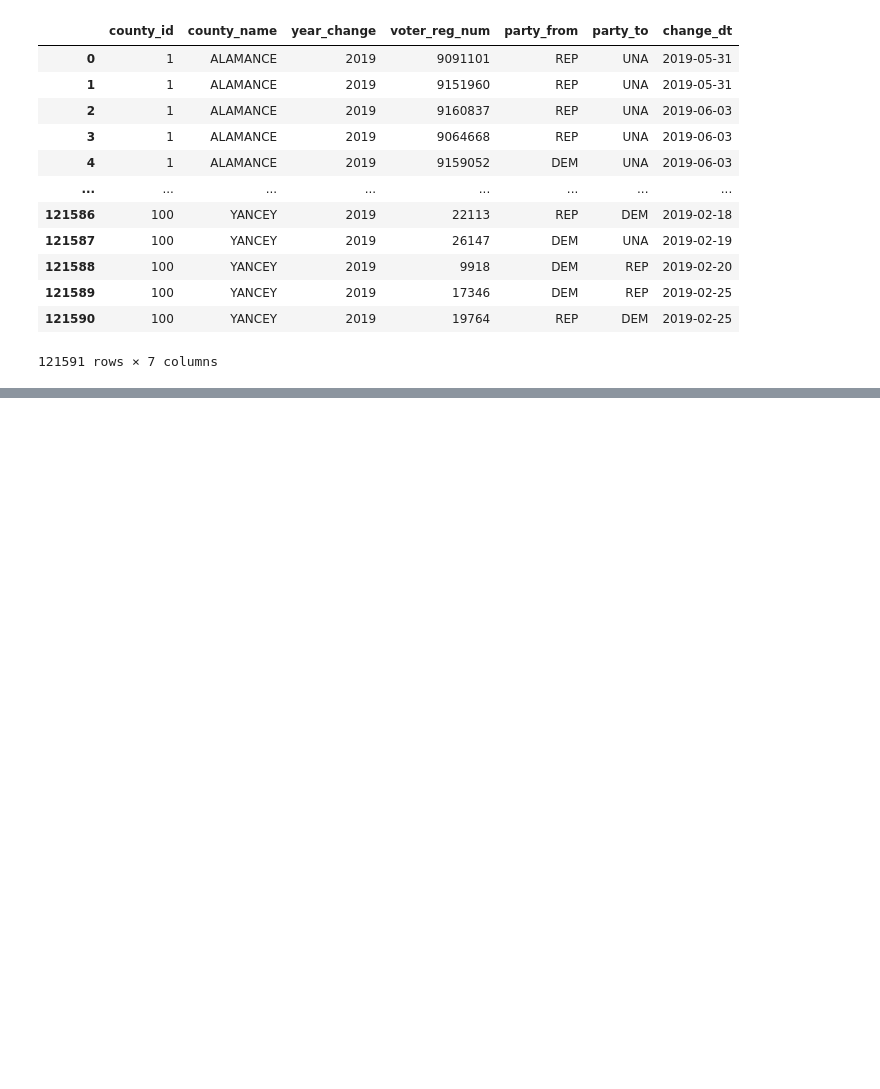
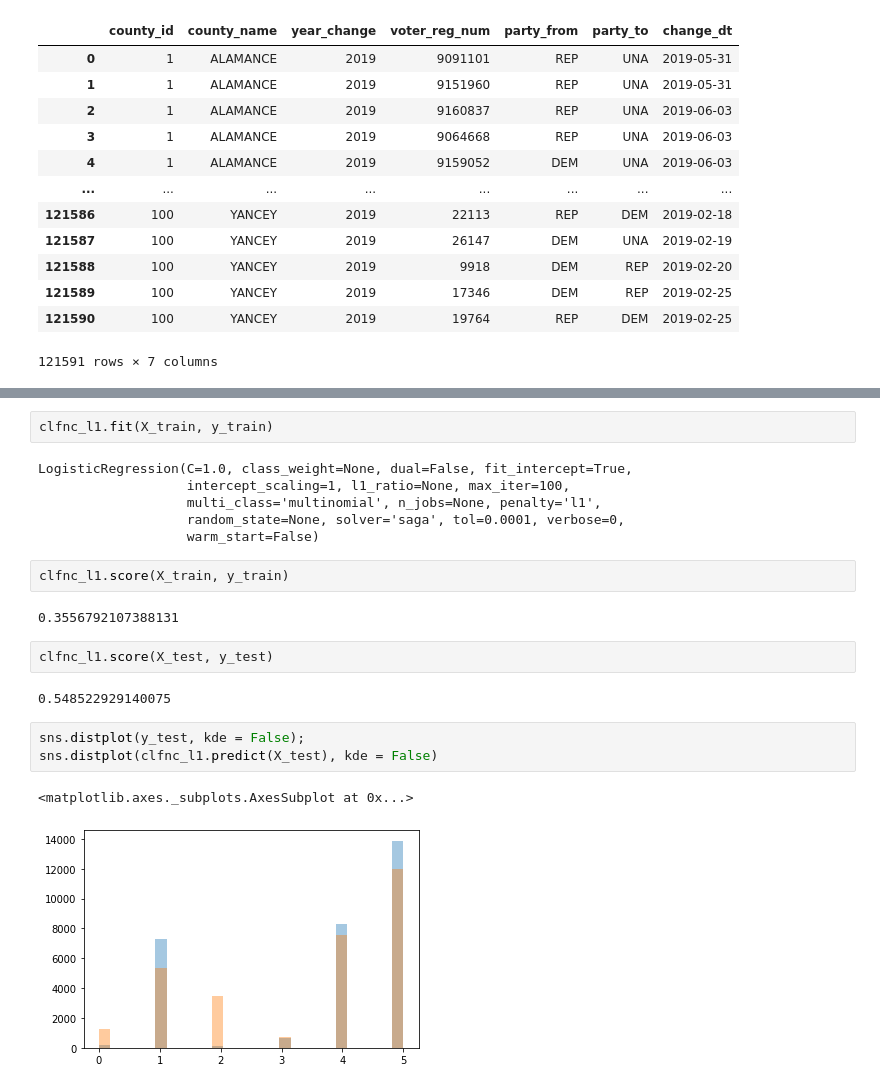
Before and after one commit to StevenDye/NC-Predicting-Political-Party-Changes, a Jupyter notebook: Master_Notebook.ipynb, the cells around one changed output, grey strips where cells are left out. Cells and saved outputs as stored; diff of their text form; blank space fills up the shorter version.

```diff
--- a/Master_Notebook.ipynb
+++ b/Master_Notebook.ipynb
@@ -430,0 +541,22 @@ df
+# %%
+clfnc_l1.fit(X_train, y_train)
+# %% [output]
+LogisticRegression(C=1.0, class_weight=None, dual=False, fit_intercept=True,
+                   intercept_scaling=1, l1_ratio=None, max_iter=100,
+                   multi_class='multinomial', n_jobs=None, penalty='l1',
+                   random_state=None, solver='saga', tol=0.0001, verbose=0,
+                   warm_start=False)
+# %%
+clfnc_l1.score(X_train, y_train)
+# %% [output]
+0.3556792107388131
+# %%
+clfnc_l1.score(X_test, y_test)
+# %% [output]
+0.548522929140075
+# %%
+sns.distplot(y_test, kde = False);
+sns.distplot(clfnc_l1.predict(X_test), kde = False)
+# %% [output]
+<matplotlib.axes._subplots.AxesSubplot at 0x...>
+[figure, added]
```
Also changed, not shown: parts of 33 cells of this notebook.
